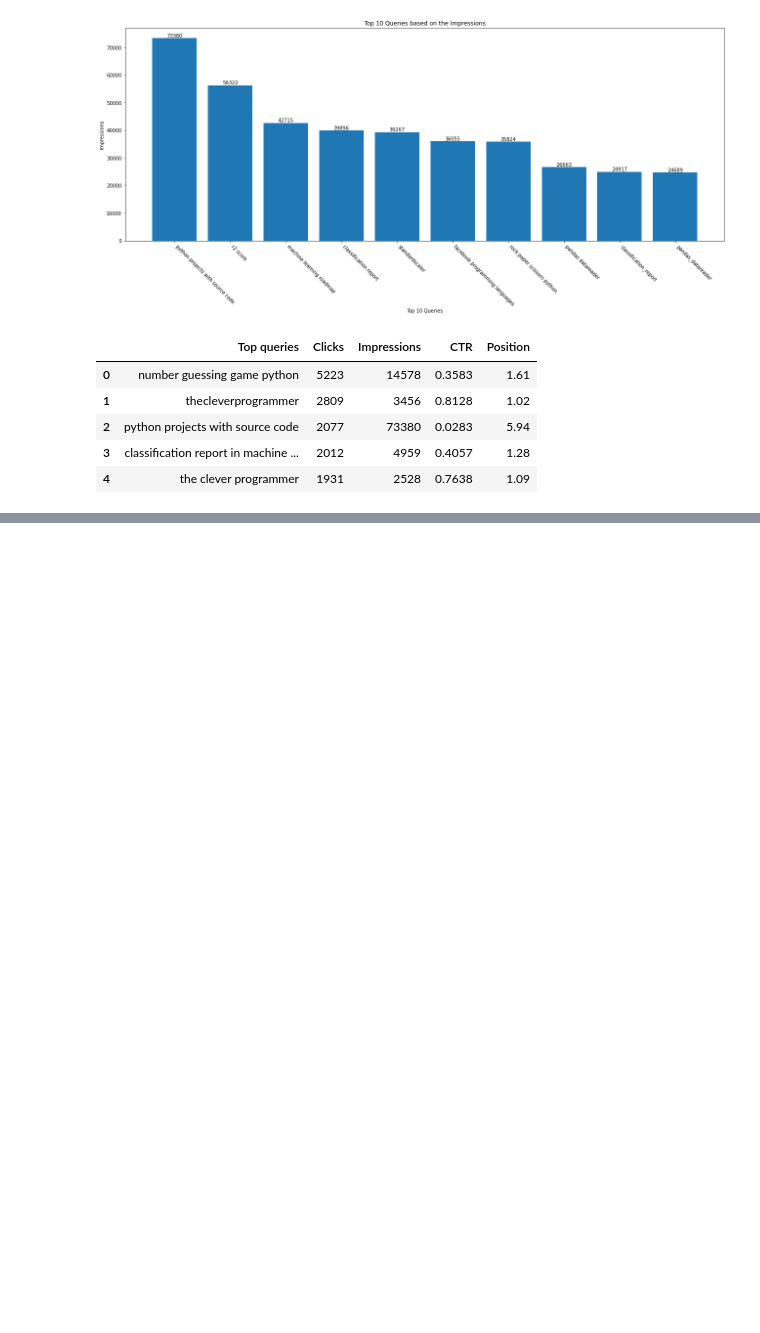
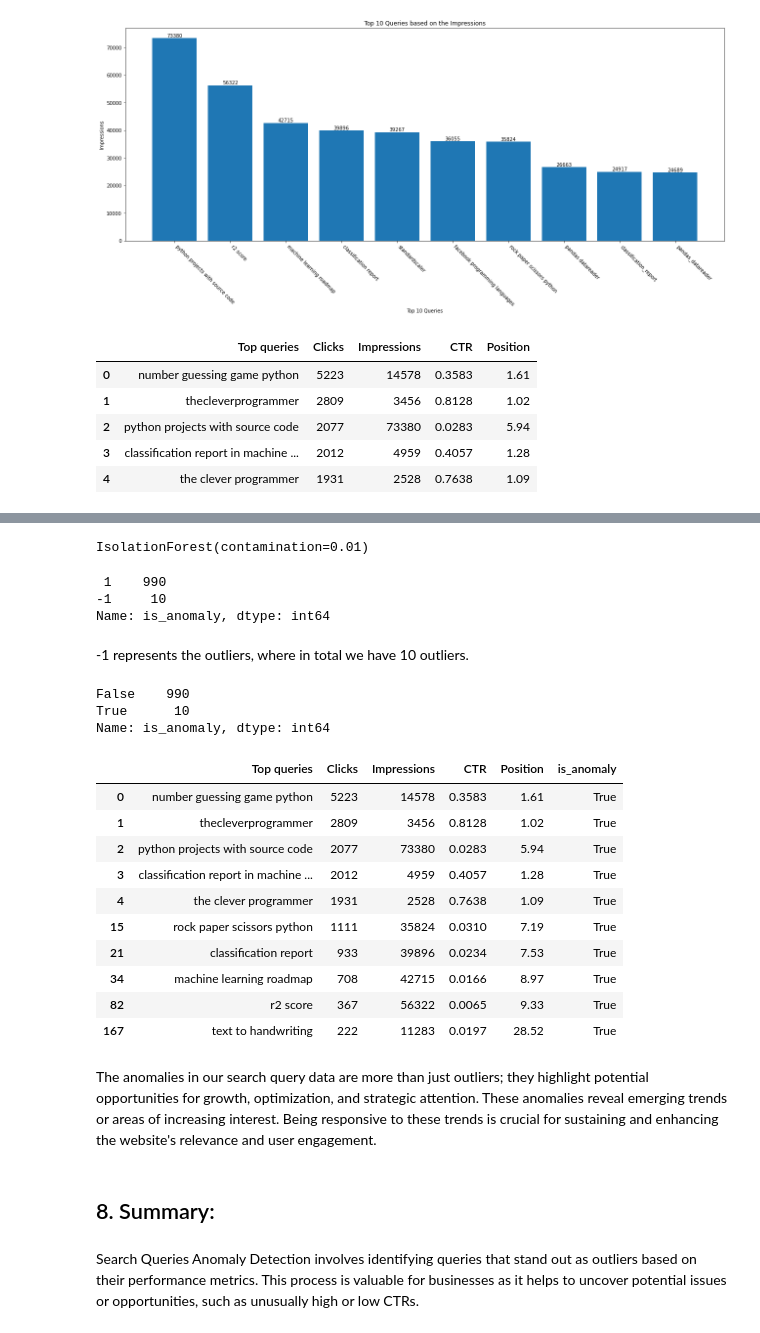
Before and after one commit to Nishan-k/Search-Queries-Anomaly-Detection-using-Python, a Jupyter notebook: Google Search Query Anomaly Detection.ipynb, the cells around one changed output, grey strips where cells are left out. Cells and saved outputs as stored; diff of their text form; code cells hidden in the pictures; blank space fills up the shorter version.

```diff
--- a/Google Search Query Anomaly Detection.ipynb
+++ b/Google Search Query Anomaly Detection.ipynb
@@ -340,0 +305,44 @@ Search Queries Anomaly Detection involves identifying queries that stand out as
+# %%
+features = data.iloc[:, 1:].values
+isolation_forest = IsolationForest(n_estimators=100, contamination=0.01) # Contamination is expected proportion of outliers
+isolation_forest.fit(features)
+# %% [output]
+IsolationForest(contamination=0.01)
+# %%
+data['is_anomaly'] = isolation_forest.predict(features)
+data['is_anomaly'].value_counts()
+# %% [output]
+ 1    990
+-1     10
+Name: is_anomaly, dtype: int64
+# %%
+data['is_anomaly'] = data['is_anomaly'].replace({1:False, -1:True})
+# %% [markdown]
+-1 represents the outliers, where in total we have 10 outliers.
+# %%
+data['is_anomaly'].value_counts()
+# %% [output]
+False    990
+True      10
+Name: is_anomaly, dtype: int64
+# %%
+anamolies = data[data['is_anomaly'] == True]
+anamolies
+# %% [output]
+|  | Top queries | Clicks | Impressions | CTR | Position | is_anomaly |
+| 0 | number guessing game python | 5223 | 14578 | 0.3583 | 1.61 | True |
+| 1 | thecleverprogrammer | 2809 | 3456 | 0.8128 | 1.02 | True |
+| 2 | python projects with source code | 2077 | 73380 | 0.0283 | 5.94 | True |
+| 3 | classification report in machine ... | 2012 | 4959 | 0.4057 | 1.28 | True |
+| 4 | the clever programmer | 1931 | 2528 | 0.7638 | 1.09 | True |
+| 15 | rock paper scissors python | 1111 | 35824 | 0.0310 | 7.19 | True |
+| 21 | classification report | 933 | 39896 | 0.0234 | 7.53 | True |
+| 34 | machine learning roadmap | 708 | 42715 | 0.0166 | 8.97 | True |
+| 82 | r2 score | 367 | 56322 | 0.0065 | 9.33 | True |
+| 167 | text to handwriting | 222 | 11283 | 0.0197 | 28.52 | True |
+# %% [markdown]
+The anomalies in our search query data are more than just outliers; they highlight potential opportunities for growth, optimization, and strategic attention. These anomalies reveal emerging trends or areas of increasing interest. Being responsive to these trends is crucial for sustaining and enhancing the website's relevance and user engagement.
+# %% [markdown]
+## 8. Summary:
+# %% [markdown]
+Search Queries Anomaly Detection involves identifying queries that stand out as outliers based on their performance metrics. This process is valuable for businesses as it helps to uncover potential issues or opportunities, such as unusually high or low CTRs.
```
Also changed, not shown: parts of 43 cells of this notebook, 3 other files.
